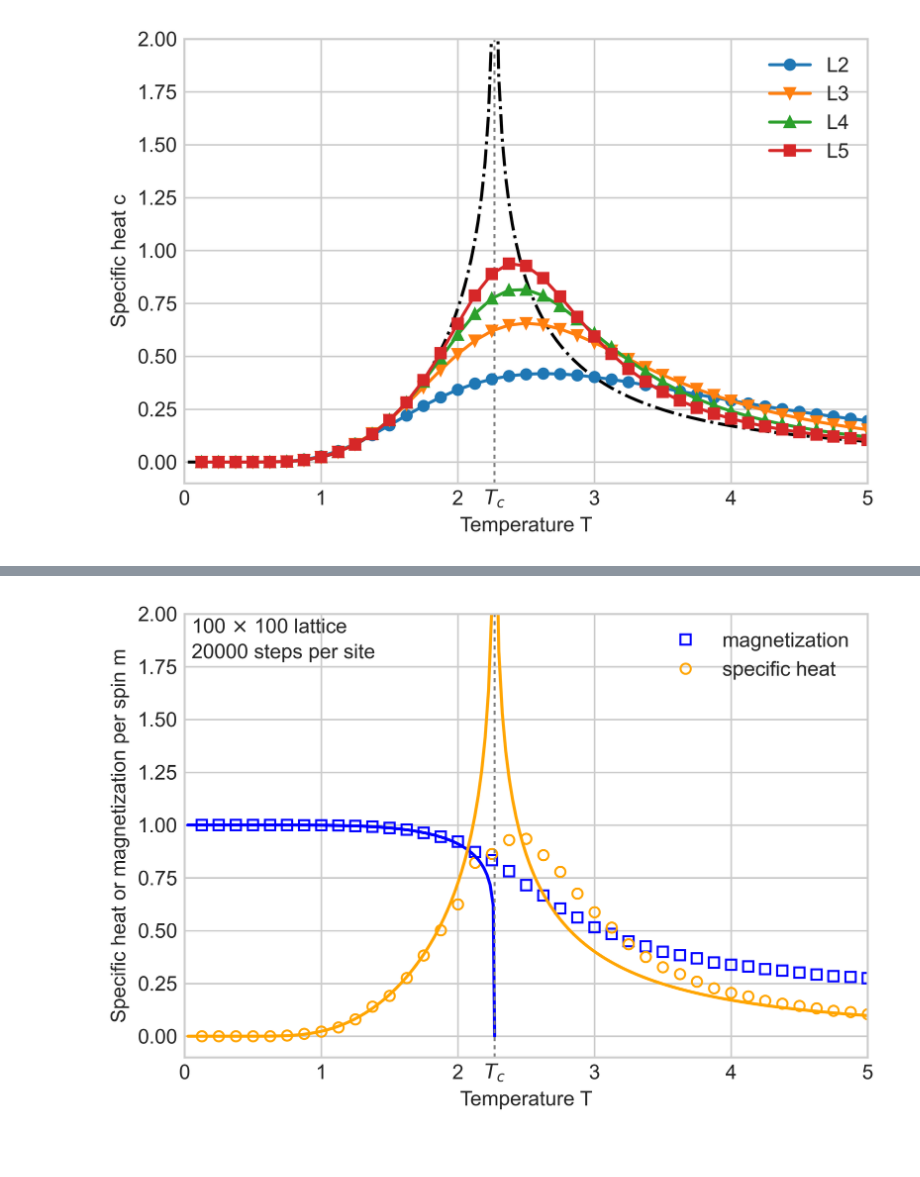
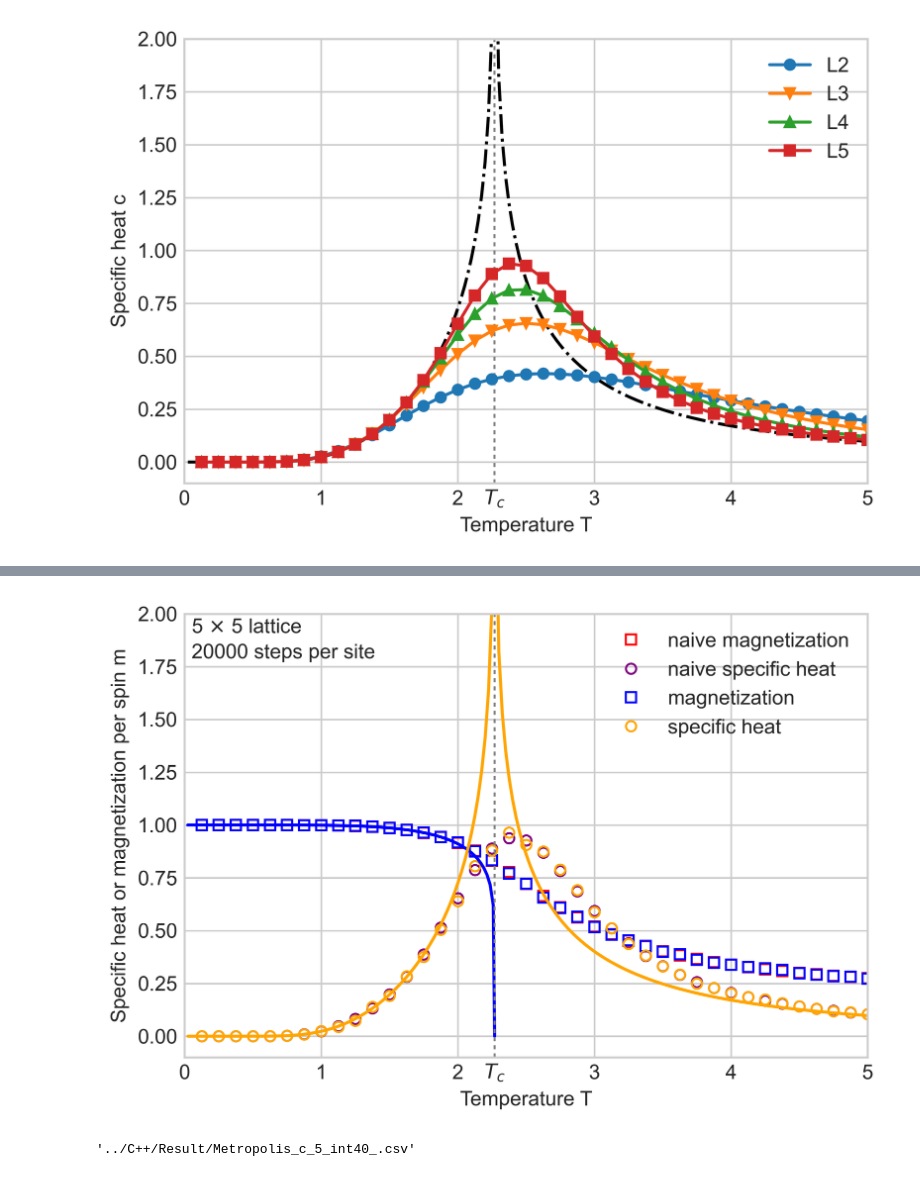
Before and after one commit to holywater2/2021F_Monte_Carlo, a Jupyter notebook: Code_F21_MonteCarlo/Newman_Barkema/python/Data_Plotting_Reports.ipynb, the cells around one changed output, grey strips where cells are left out. Drawn from its saved outputs; the diff is of its cells as text; code cells hidden in the pictures.

```diff
--- a/Code_F21_MonteCarlo/Newman_Barkema/python/Data_Plotting_Reports.ipynb
+++ b/Code_F21_MonteCarlo/Newman_Barkema/python/Data_Plotting_Reports.ipynb
@@ -188,37 +254,91 @@ plt.show()
 # %%
 # Merror with tau step
 # a = pd.read_csv("../C++/Result/Reports/Metropolis_c_100_int25_4.csv")
-a = pd.read_csv("../C++/Result/Metropolis_c_5_int40_1.csv")
+a = pd.read_csv("../C++/Result/Metropolis_c_5_int40_11.csv")
+Data_5 = pd.read_csv("../C++/Result/Exact_Calculation/Exact_cpp_5_int40_1.csv")
+
 Lattice2 = 100**2
 T2 = a.iloc[:,1].values
 M2 = a.iloc[:,2].values
 C2 = a.iloc[:,3].values
 # tau = np.array([1.,1,1.,1.,2.,1.,1.,1.,1.,2.125,88.125,185.875,25.875,10.,5.,3.,2.,1.,1.,1.,1.,1.,1.,1.,1.])
 # M2error = np.sqrt(2*tau/(18000)*abs(a.iloc[:,5].values/Lattice2**2-(M2)**2))
 
 plt.style.use('seaborn-whitegrid')
 plt.figure(dpi=600)
 
 plt.ylim(-0.1,2)
 plt.xlim(0,5)
-plt.plot(T2,M2, lw=1, linestyle='', marker='s', markersize=5, color='b', label='magnetization',mfc='none')
+
+plt.plot(Data_5.iloc[:,1].values,Data_5.iloc[:,2].values,linestyle='', marker='s', markersize=5, color='red', label='naive magnetization',mfc='none')
+plt.plot(Data_5.iloc[:,1].values,Data_5.iloc[:,3].values,linestyle='', marker='o', markersize=5, color='purple', label='naive specific heat',mfc='none')
+
+plt.plot(T2,M2,linestyle='', marker='s', markersize=5, color='b', label='magnetization',mfc='none')
 # plt.errorbar(T2,M2,yerr=M2error, lw=1, linestyle='', marker='s', markersize=5, color='b', label='magnetization',mfc='none')
 plt.plot(T2,C2,linestyle='', marker='o', markersize=5, color='orange', label='specific heat',mfc='none')
+
+
 plt.plot(ExactT,Exactm, color='b')
 plt.plot(ExactT2,ExactC, color='orange')
 
 plt.axvline(x=2/np.log(1+np.sqrt(2)),c='grey',lw=1,dashes=[2,2])
 plt.legend()
 plt.text(0.05,1.91,"5 $\\times$ 5 lattice")
 plt.text(0.05,1.79,"20000 steps per site")
 plt.text(2.27, -0.2, '$T_c$', ha='center')
 
 
 plt.ylabel('Specific heat or magnetization per spin m')
 plt.xlabel('Temperature T')
 plt.show()
 # %% [output]
-[figure, old version]
+[figure, new version]
+# %%
+# Merror with tau step
+def ensemble_error_plot(num, path):
+    Data = [pd.read_csv(path + "_" +str(i)+ +".csv") for i in range(num)]
+
+    Lattice2 = 100**2
+    T2 = Data[0].iloc[:,1].values
+    M2 = np.array([Data[i].iloc[:,2].values for i in range(num)])
+    print(M2.shape)
+    print(M2)
+
+    # C2 = a.iloc[:,3].values
+    # # tau = np.array([1.,1,1.,1.,2.,1.,1.,1.,1.,2.125,88.125,185.875,25.875,10.,5.,3.,2.,1.,1.,1.,1.,1.,1.,1.,1.])
+    # # M2error = np.sqrt(2*tau/(18000)*abs(a.iloc[:,5].values/Lattice2**2-(M2)**2))
+
+    # plt.style.use('seaborn-whitegrid')
+    # plt.figure(dpi=600)
+
+    # plt.ylim(-0.1,2)
+    # plt.xlim(0,5)
+
+    # plt.plot(Data_5.iloc[:,1].values,Data_5.iloc[:,2].values,linestyle='', marker='s', markersize=5, color='red', label='naive magnetization',mfc='none')
+    # plt.plot(Data_5.iloc[:,1].values,Data_5.iloc[:,3].values,linestyle='', marker='o', markersize=5, color='purple', label='naive specific heat',mfc='none')
+
+    # plt.plot(T2,M2,linestyle='', marker='s', markersize=5, color='b', label='magnetization',mfc='none')
+    # # plt.errorbar(T2,M2,yerr=M2error, lw=1, linestyle='', marker='s', markersize=5, color='b', label='magnetization',mfc='none')
+    # plt.plot(T2,C2,linestyle='', marker='o', markersize=5, color='orange', label='specific heat',mfc='none')
+
+
+    # plt.plot(ExactT,Exactm, color='b')
+    # plt.plot(ExactT2,ExactC, color='orange')
+
+    # plt.axvline(x=2/np.log(1+np.sqrt(2)),c='grey',lw=1,dashes=[2,2])
+    # plt.legend()
+    # plt.text(0.05,1.91,"5 $\\times$ 5 lattice")
+    # plt.text(0.05,1.79,"20000 steps per site")
+    # plt.text(2.27, -0.2, '$T_c$', ha='center')
+
+
+    # plt.ylabel('Specific heat or magnetization per spin m')
+    # plt.xlabel('Temperature T')
+    # plt.show()
+
+ensemble_error_plot(8,"../C++/Result/Metropolis_c_5_int40")
+# %% [output]
+'../C++/Result/Metropolis_c_5_int40_.csv'
 # %%
 # # a = pd.read_csv("../C++/Result/Wolff_c_5_int25_1.csv")
 # T2 = a.iloc[:,1].values
```
Also changed, not shown: parts of 4 cells of this notebook, 29 other files.
